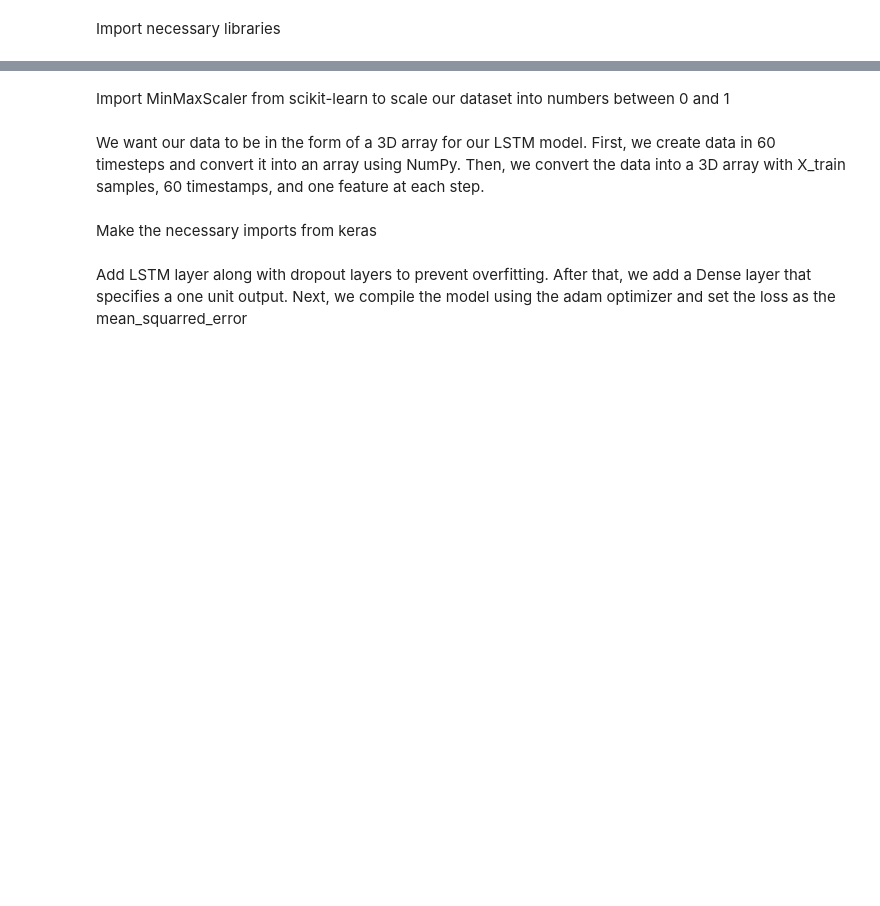
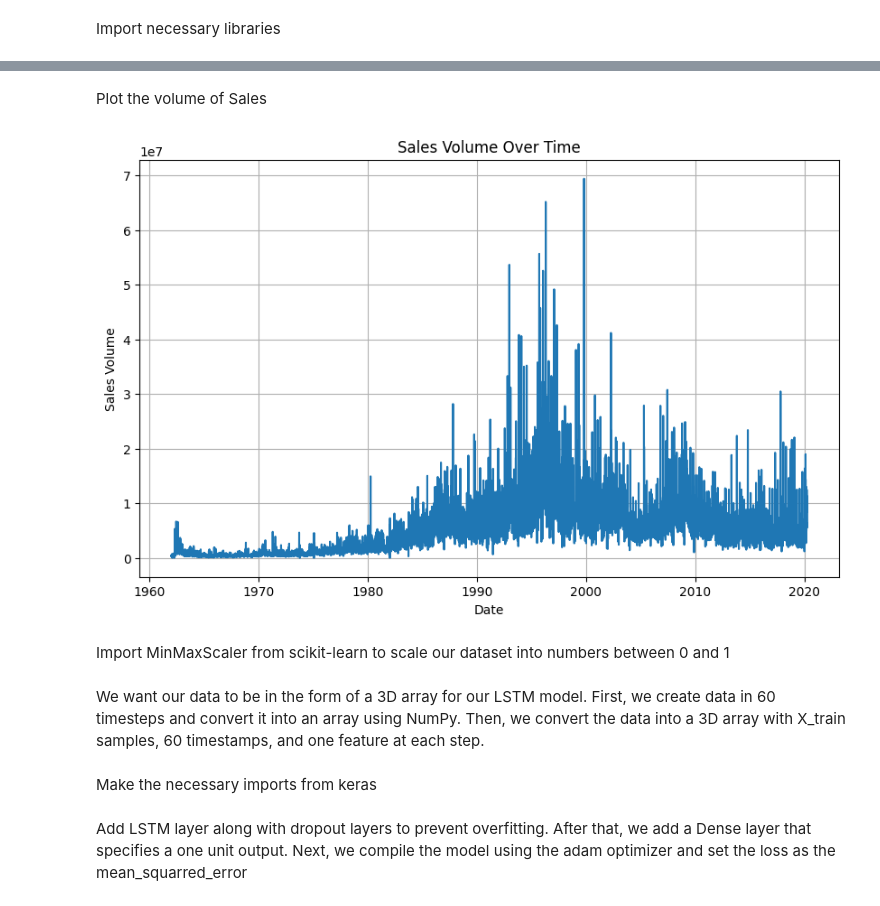
Before and after one commit to commitit/Stock-Prediction, a Jupyter notebook: AI_Stock_LSTM.ipynb, the cells around one changed output, grey strips where cells are left out. Saved outputs shown, nothing was run; the diff lists cells and outputs as text; code cells hidden in the pictures; blank space fills up the shorter version.

```diff
--- a/AI_Stock_LSTM.ipynb
+++ b/AI_Stock_LSTM.ipynb
@@ -41,3 +102,16 @@ df.info()
+# %% [markdown]
+Plot the volume of Sales
+# %%
+#Visualize
+plt.figure(figsize=(10, 6))
+plt.plot(df['Date'], df['Volume'])
+plt.title('Sales Volume Over Time')
+plt.xlabel('Date')
+plt.ylabel('Sales Volume')
+plt.grid(True)
+plt.show()
+# %% [output]
+[figure, added]
 # %%
 dataset_train = pd.read_csv(url)
 training_set = dataset_train.iloc[:, 1:2].values
```
Also changed, not shown: parts of 10 cells of this notebook.
